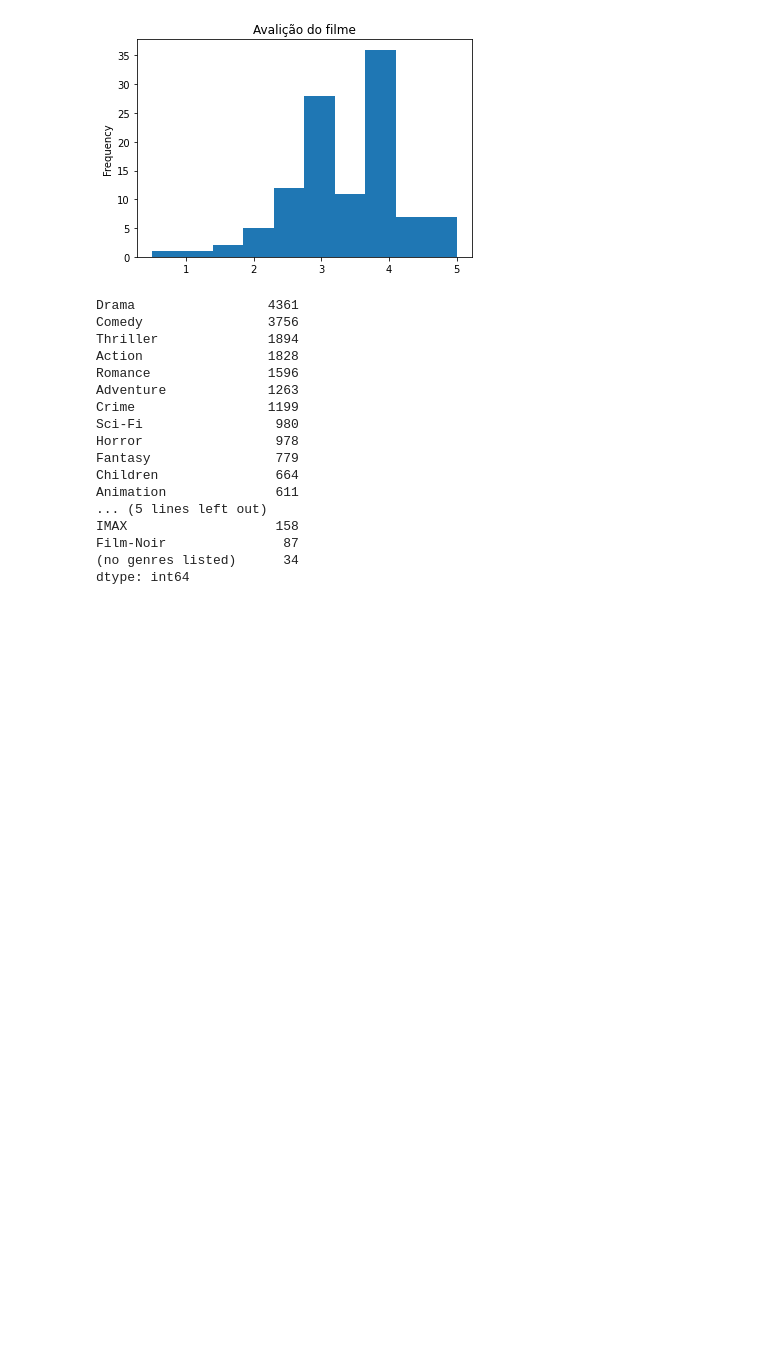
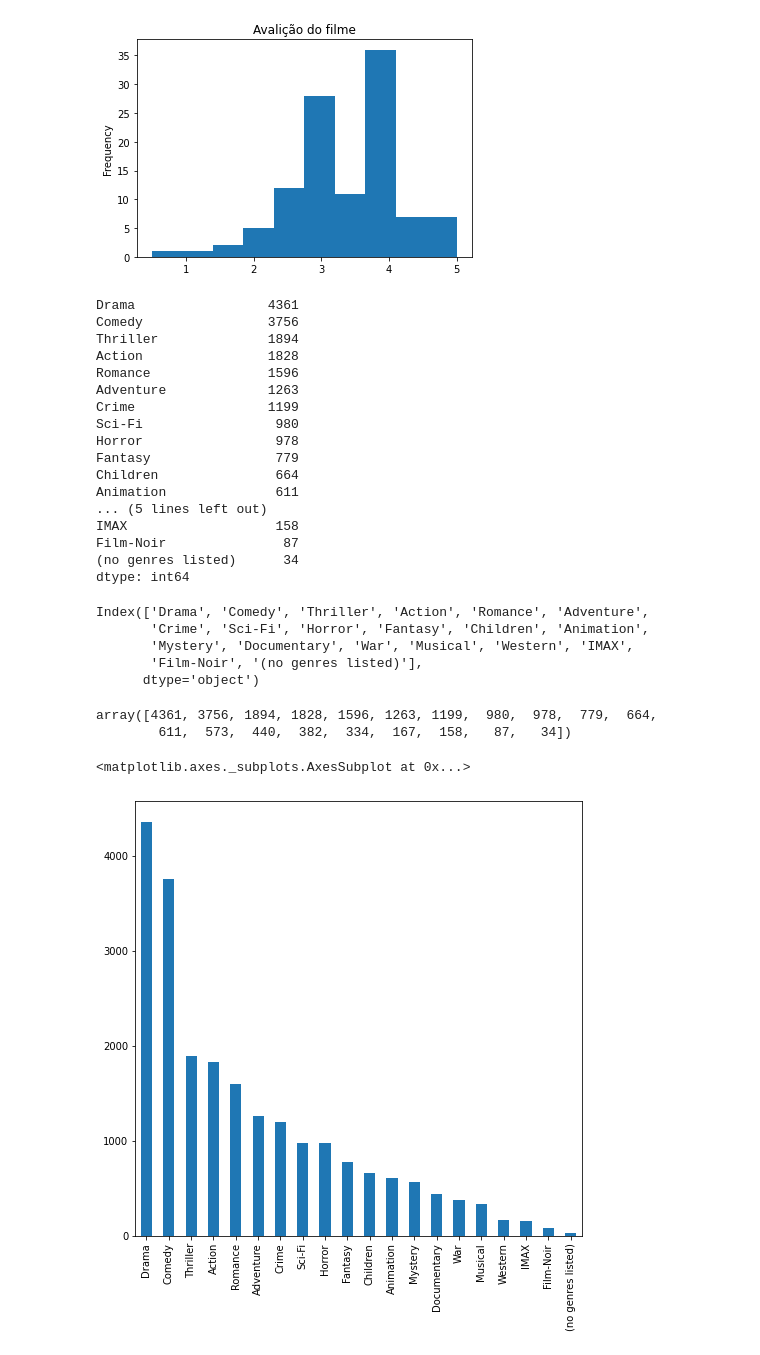
Before and after one commit to lucbueno54/QuarentenaDados, a Jupyter notebook: Untitled0.ipynb, the cells around one changed output. Drawn from its saved outputs; the diff is of its cells as text; code cells hidden in the pictures; blank space fills up the shorter version.

```diff
--- a/Untitled0.ipynb
+++ b/Untitled0.ipynb
@@ -213,8 +213,8 @@ notas_avaliacao2.round(decimals=2).plot(kind = 'hist',title="Avalição do filme
 <matplotlib.axes._subplots.AxesSubplot at 0x...>
 [figure]
 # %%
-some_generos_de_filmes_ordenados = filmes["generos"].str.get_dummies('|').sum().sort_values(ascending=False)
-some_generos_de_filmes_ordenados
+soma_generos_de_filmes_ordenados = filmes["generos"].str.get_dummies('|').sum().sort_values(ascending=False)
+soma_generos_de_filmes_ordenados
 # %% [output]
 Drama                 4361
 Comedy                3756
@@ -233,3 +233,21 @@ IMAX                   158
 Film-Noir               87
 (no genres listed)      34
 dtype: int64
+# %%
+soma_generos_de_filmes_ordenados.index
+# %% [output]
+Index(['Drama', 'Comedy', 'Thriller', 'Action', 'Romance', 'Adventure',
+       'Crime', 'Sci-Fi', 'Horror', 'Fantasy', 'Children', 'Animation',
+       'Mystery', 'Documentary', 'War', 'Musical', 'Western', 'IMAX',
+       'Film-Noir', '(no genres listed)'],
+      dtype='object')
+# %%
+soma_generos_de_filmes_ordenados.values
+# %% [output]
+array([4361, 3756, 1894, 1828, 1596, 1263, 1199,  980,  978,  779,  664,
+        611,  573,  440,  382,  334,  167,  158,   87,   34])
+# %%
+soma_generos_de_filmes_ordenados.plot(kind = 'bar',figsize= (8,8))
+# %% [output]
+<matplotlib.axes._subplots.AxesSubplot at 0x...>
+[figure, added]
```
Also changed, not shown: parts of 1 cell of this notebook.
